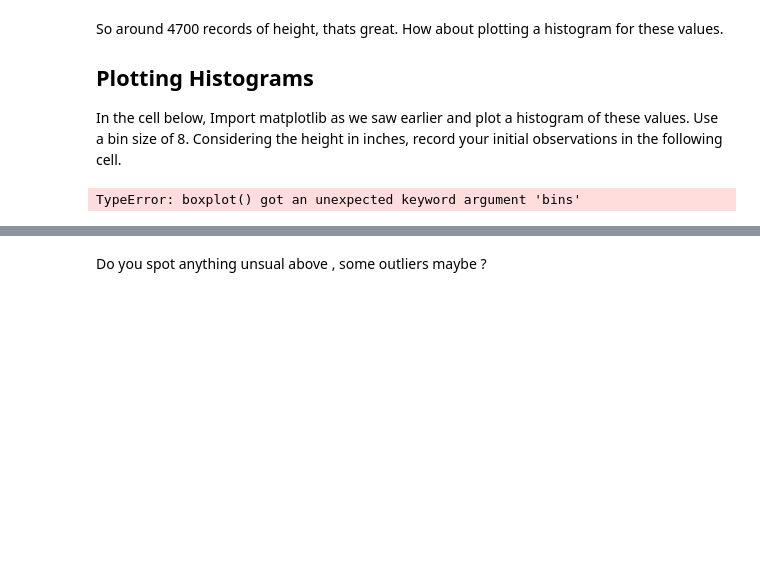
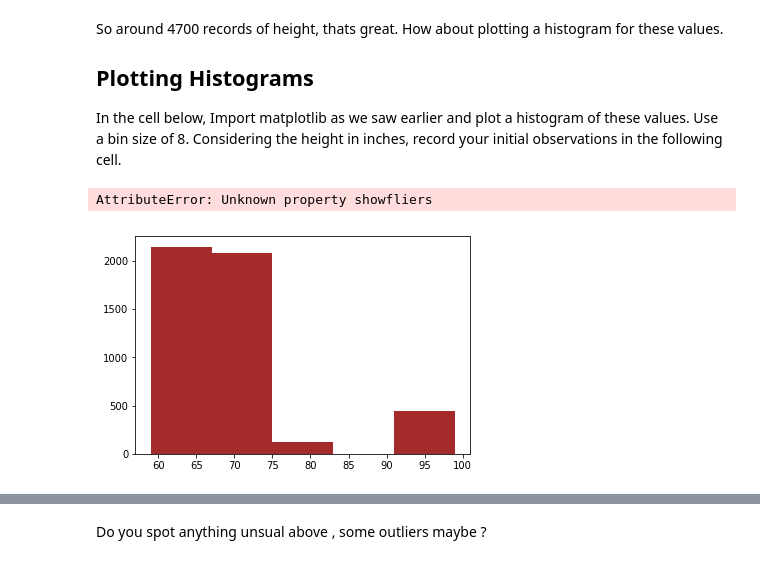
Before and after one commit to oncob749/dsc-1-02-17-implementing-statistics-with-functions-lab-nyc-ds-career-031119, a Jupyter notebook: index.ipynb, the cells around one changed output, grey strips where cells are left out. Cells and saved outputs as stored; diff of their text form; code cells hidden in the pictures; blank space fills up the shorter version.

```diff
--- a/index.ipynb
+++ b/index.ipynb
@@ -74,13 +74,14 @@ In the cell below, Import matplotlib as we saw earlier and plot a histogram of t
 # %%
 # Import matplotlib and plot histogram for height data
 import matplotlib.pyplot as plt
-plt.boxplot(x=df['height'], bins=5, color='brown', showfliers=False)
+plt.hist(x=df['height'], bins=5, color='brown', showfliers=False)
 plt.title('Height')
 plt.xlabel('Height in Inches')
 plt.ylabel('Number of occurrences')
 plt.show()
 # %% [output]
-TypeError: boxplot() got an unexpected keyword argument 'bins'
+AttributeError: Unknown property showfliers
+[figure, added]
 # %%
 # Expected output below
 # %% [markdown]
```
